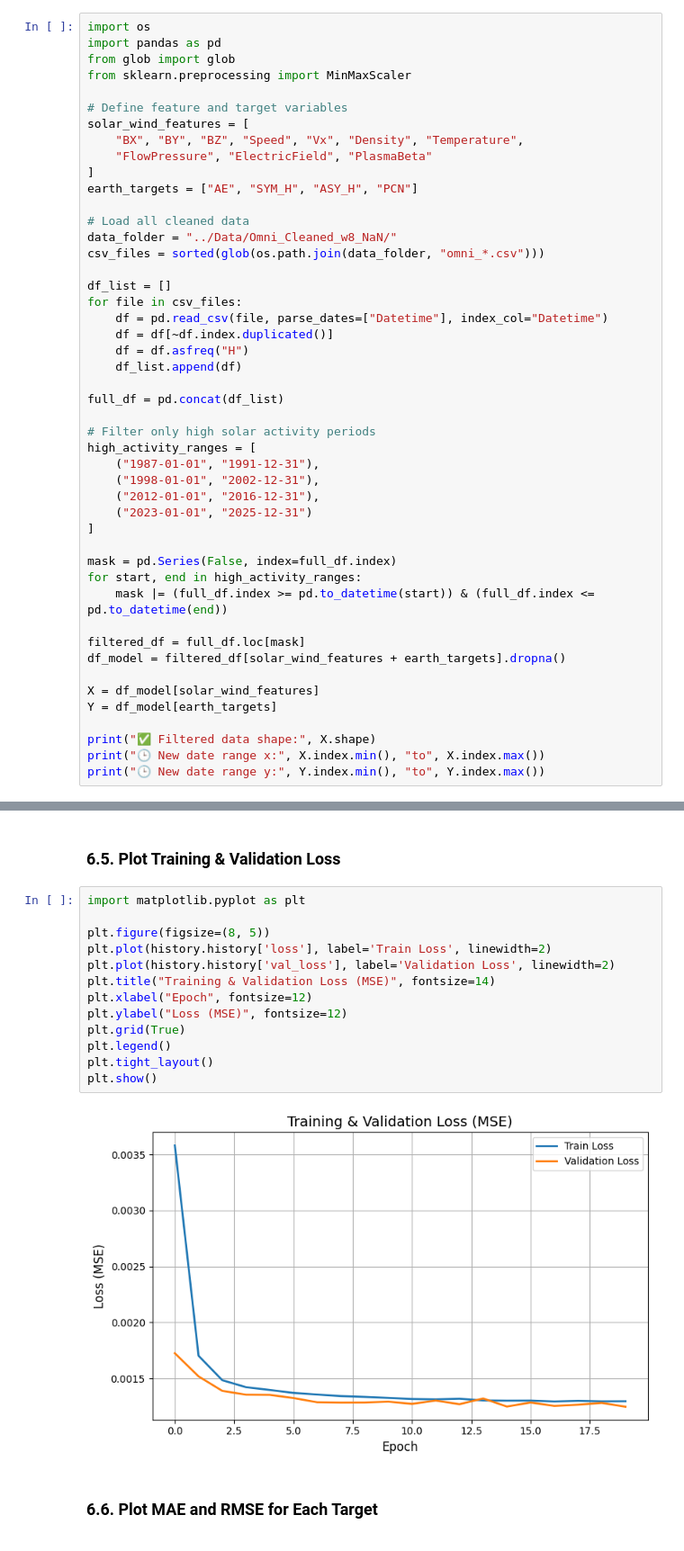
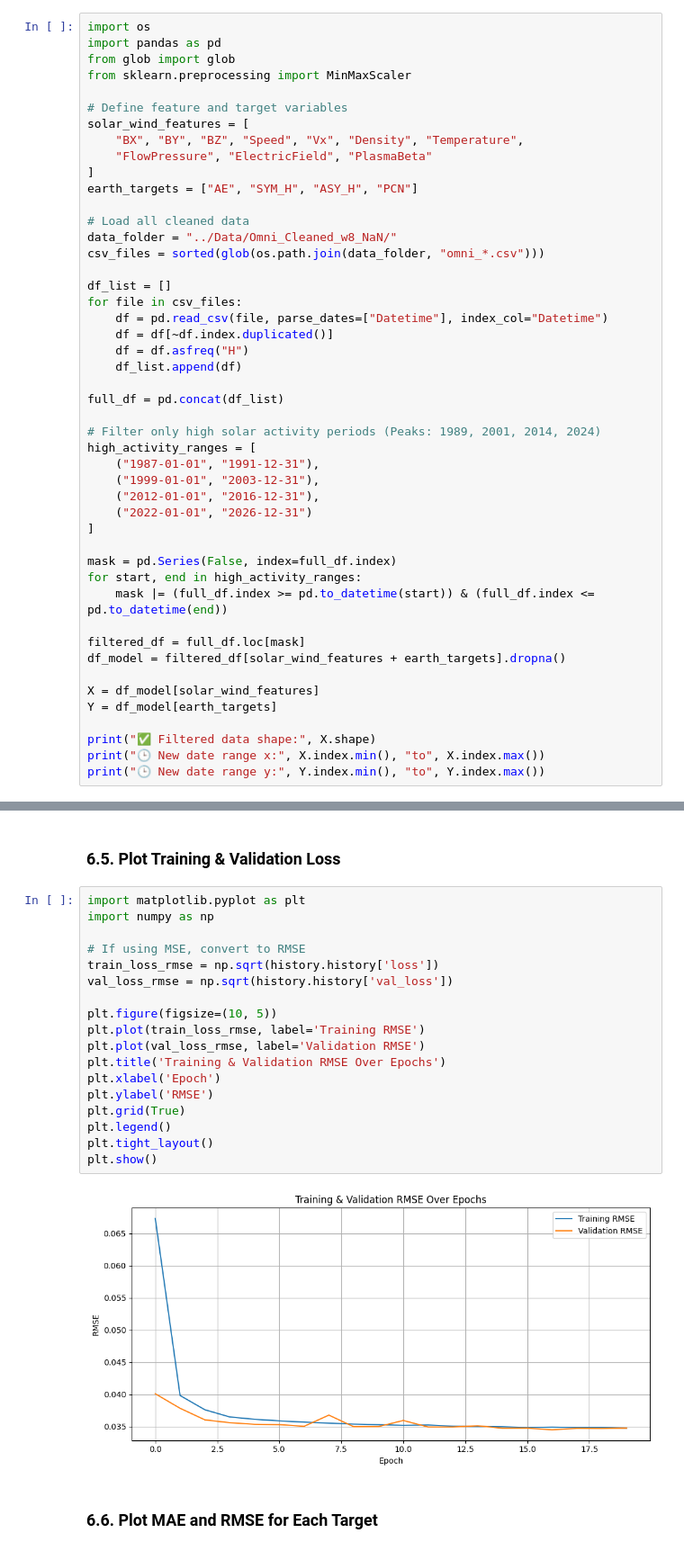
Before and after one commit to shivangichaudhary/Space-Weather-Event-Analysis, a Jupyter notebook: Notebooks/omni2.ipynb, the cells around one changed output, grey strips where cells are left out. Shown at 90% size. Cells and saved outputs as stored; diff of their text form.

```diff
--- a/Notebooks/omni2.ipynb
+++ b/Notebooks/omni2.ipynb
@@ -403,12 +360,12 @@ for file in csv_files:
 
 full_df = pd.concat(df_list)
 
-# Filter only high solar activity periods
+# Filter only high solar activity periods (Peaks: 1989, 2001, 2014, 2024)
 high_activity_ranges = [
     ("1987-01-01", "1991-12-31"),
-    ("1998-01-01", "2002-12-31"),
+    ("1999-01-01", "2003-12-31"),
     ("2012-01-01", "2016-12-31"),
-    ("2023-01-01", "2025-12-31")
+    ("2022-01-01", "2026-12-31")
 ]
 
 mask = pd.Series(False, index=full_df.index)
@@ -568,19 +525,24 @@ WARNING:absl:You are saving your model as an HDF5 file via `model.save()` or `ke
 ### 6.5. Plot Training & Validation Loss
 # %%
 import matplotlib.pyplot as plt
+import numpy as np
 
-plt.figure(figsize=(8, 5))
-plt.plot(history.history['loss'], label='Train Loss', linewidth=2)
-plt.plot(history.history['val_loss'], label='Validation Loss', linewidth=2)
-plt.title("Training & Validation Loss (MSE)", fontsize=14)
-plt.xlabel("Epoch", fontsize=12)
-plt.ylabel("Loss (MSE)", fontsize=12)
+# If using MSE, convert to RMSE
+train_loss_rmse = np.sqrt(history.history['loss'])
+val_loss_rmse = np.sqrt(history.history['val_loss'])
+
+plt.figure(figsize=(10, 5))
+plt.plot(train_loss_rmse, label='Training RMSE')
+plt.plot(val_loss_rmse, label='Validation RMSE')
+plt.title('Training & Validation RMSE Over Epochs')
+plt.xlabel('Epoch')
+plt.ylabel('RMSE')
 plt.grid(True)
 plt.legend()
 plt.tight_layout()
 plt.show()
 # %% [output]
-[figure, old version]
+[figure, new version]
 # %% [markdown]
 ### 6.6. Plot MAE and RMSE for Each Target
 # %%
```
Also changed, not shown: parts of 15 cells of this notebook, 26 other files.
